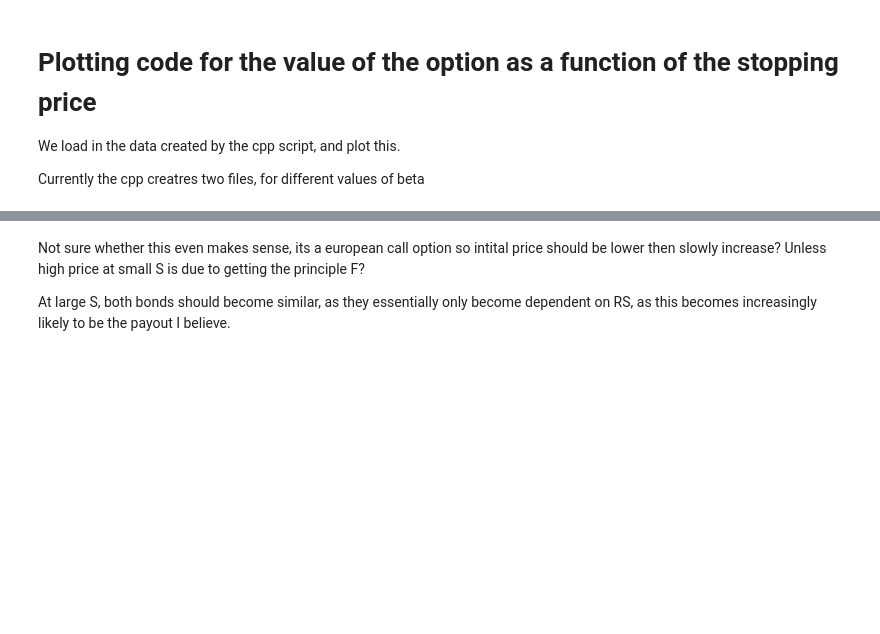
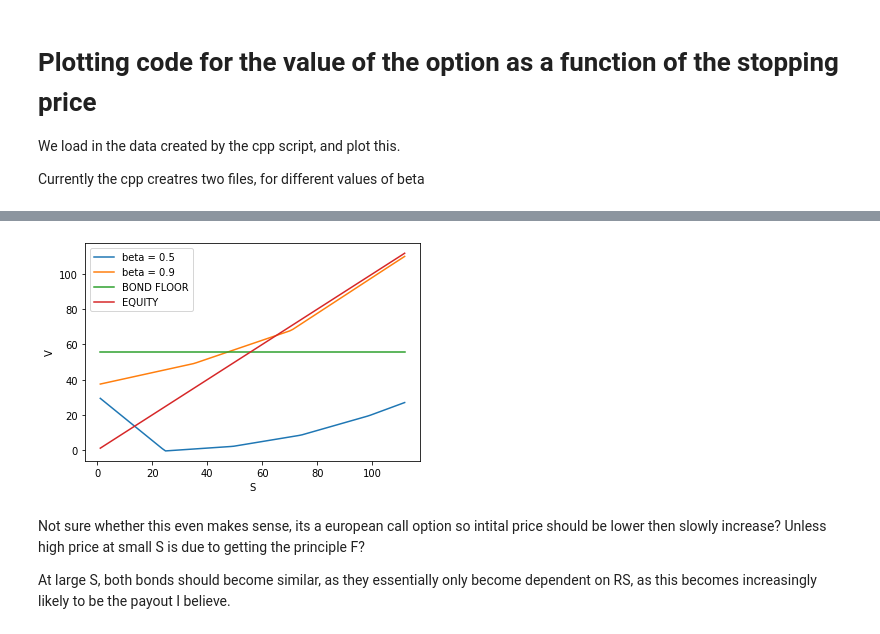
Before and after one commit to krishanj20/CrankNicolson, a Jupyter notebook: CrankNicolson/Value_vs_stock.ipynb, the cells around one changed output, grey strips where cells are left out. Drawn from its saved outputs; the diff is of its cells as text; code cells hidden in the pictures; blank space fills up the shorter version.

```diff
--- a/CrankNicolson/Value_vs_stock.ipynb
+++ b/CrankNicolson/Value_vs_stock.ipynb
@@ -10,6 +10,10 @@ import csv
 S = []
 V1 = []
 V2 = []
+lowbeta = []
+midbeta = []
+highbeta = []
+
 with open('Varying_S_beta_1.txt') as csv_file:
     csv_reader = csv.reader(csv_file, delimiter=',')
     for row in csv_reader:
@@ -20,6 +24,16 @@ with open('Varying_S_beta_425.txt') as csv_file:
     csv_reader = csv.reader(csv_file, delimiter=',')
     for row in csv_reader:
         V2.append(float(row[1]))
+
+with open('midbeta.txt') as csv_file:
+    csv_reader = csv.reader(csv_file, delimiter=',')
+    for row in csv_reader:
+        midbeta.append(float(row[1]))
+
+with open('highbeta.txt') as csv_file:
+    csv_reader = csv.reader(csv_file, delimiter=',')
+    for row in csv_reader:
+        highbeta.append(float(row[1]))
 # %%
 import numpy as np
 import matplotlib.pyplot as plt
@@ -40,3 +54,14 @@ plt.show()
+# %%
+plt.plot(S,midbeta, label = "beta = 0.5")
+plt.plot(S,highbeta, label = "beta = 0.9")
+plt.xlabel("S")
+plt.ylabel('V')
+plt.plot(S,Bond_floor, label = "BOND FLOOR")
+plt.plot(S,Equity_part, label = "EQUITY")
+plt.legend()
+plt.show()
+# %% [output]
+[figure, added]
 # %% [markdown]
 Not sure whether this even makes sense, its a european call option so intital price should be lower then slowly increase? Unless high price at small S is due to getting the principle F?
 
```
Also changed, not shown: parts of 1 cell of this notebook, 8 other files.
